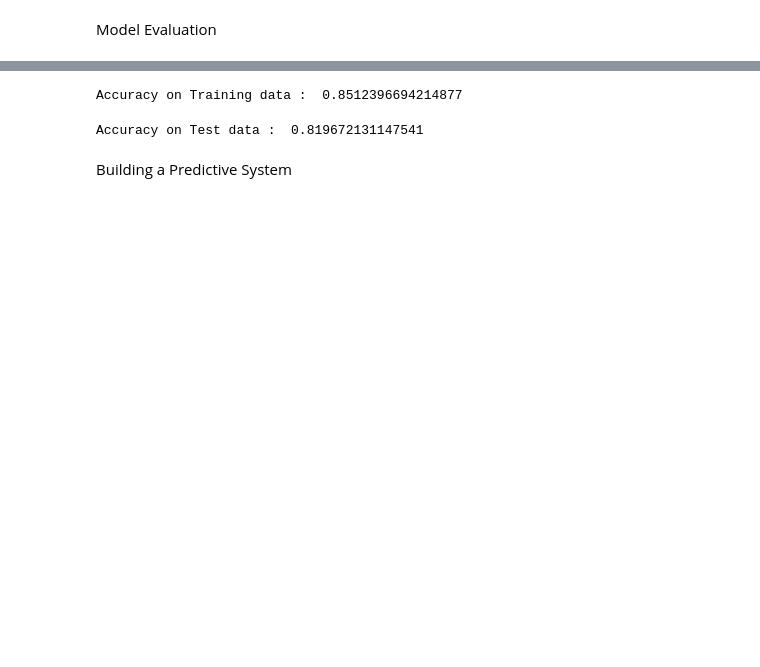
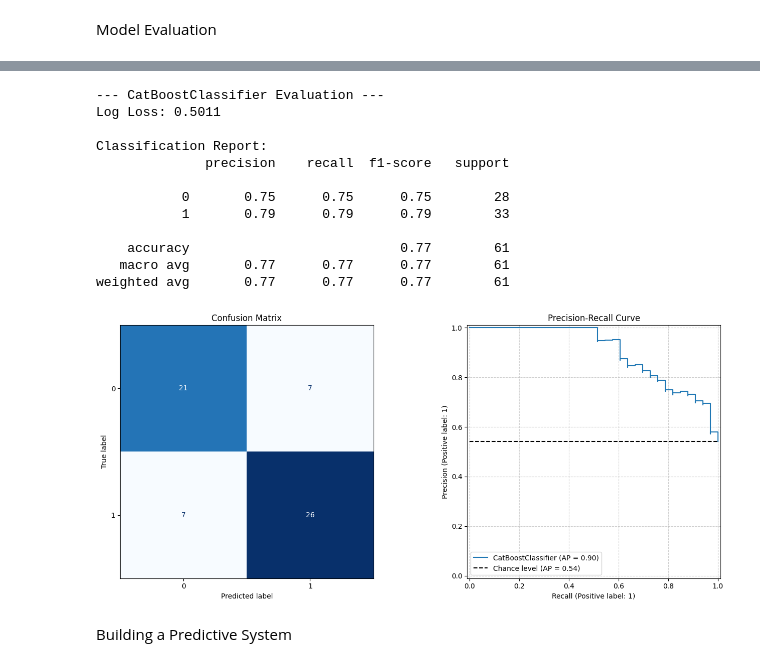
Before and after one commit to VishalLa/5th-sem-project, a Jupyter notebook: colab_files_to_train_models/heart.ipynb, the cells around one changed output, grey strips where cells are left out. Cells and saved outputs as stored; diff of their text form; code cells hidden in the pictures; blank space fills up the shorter version.

```diff
--- a/colab_files_to_train_models/heart.ipynb
+++ b/colab_files_to_train_models/heart.ipynb
@@ -143,4 +204,4 @@ Name: target, Length: 303, dtype: int64
 # %% [markdown]
 Splitting the Data into Training data & Test Data
 # %%
-X_train, X_test, Y_train, Y_test = train_test_split(X, Y, test_size=0.2, stratify=Y, random_state=2)
+X_train, X_test, y_train, y_test = train_test_split(X, Y, test_size=0.2, stratify=Y, random_state=2)
@@ -155,5 +209,0 @@ Logistic Regression
-# %%
-model = LogisticRegression()
-# %%
-# training the LogisticRegression model with Training data
-model.fit(X_train, Y_train)
@@ -168,0 +210,9 @@ LogisticRegression()
+# %%
+model_1 = CatBoostClassifier(iterations=1000)
+
+est_1 = Pipeline([
+    ('preprocessor', preprocessor),
+    ('est', model_1)
+])
+
+est_1.fit(X_train, y_train)
@@ -177,4 +279,0 @@ training_data_accuracy = accuracy_score(X_train_prediction, Y_train)
-# %%
-print('Accuracy on Training data : ', training_data_accuracy)
-# %% [output]
-Accuracy on Training data :  0.8512396694214877
@@ -185,4 +279,0 @@ test_data_accuracy = accuracy_score(X_test_prediction, Y_test)
-# %%
-print('Accuracy on Test data : ', test_data_accuracy)
-# %% [output]
-Accuracy on Test data :  0.819672131147541
@@ -189,2 +334,18 @@ Accuracy on Test data :  0.819672131147541
+# %%
+evaluate_model(model=est_1, X_test=X_test, y_test=y_test, model_name="CatBoostClassifier")
+# %% [output]
+--- CatBoostClassifier Evaluation ---
+Log Loss: 0.5011
+
+Classification Report:
+              precision    recall  f1-score   support
+
+           0       0.75      0.75      0.75        28
+           1       0.79      0.79      0.79        33
+
+    accuracy                           0.77        61
+   macro avg       0.77      0.77      0.77        61
+weighted avg       0.77      0.77      0.77        61
+[figure, added]
 # %% [markdown]
 Building a Predictive System
```
Also changed, not shown: parts of 32 cells of this notebook, 13 other files.
